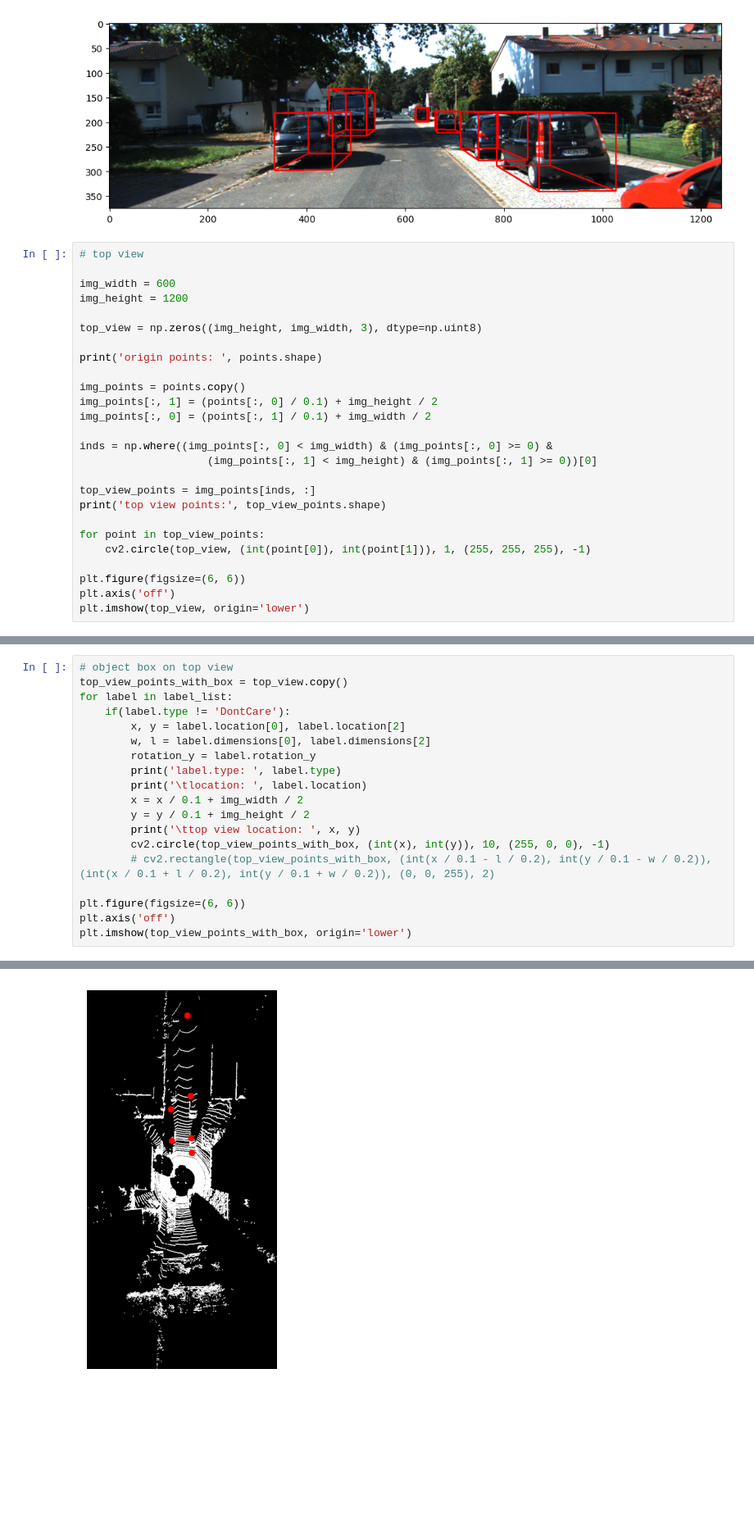
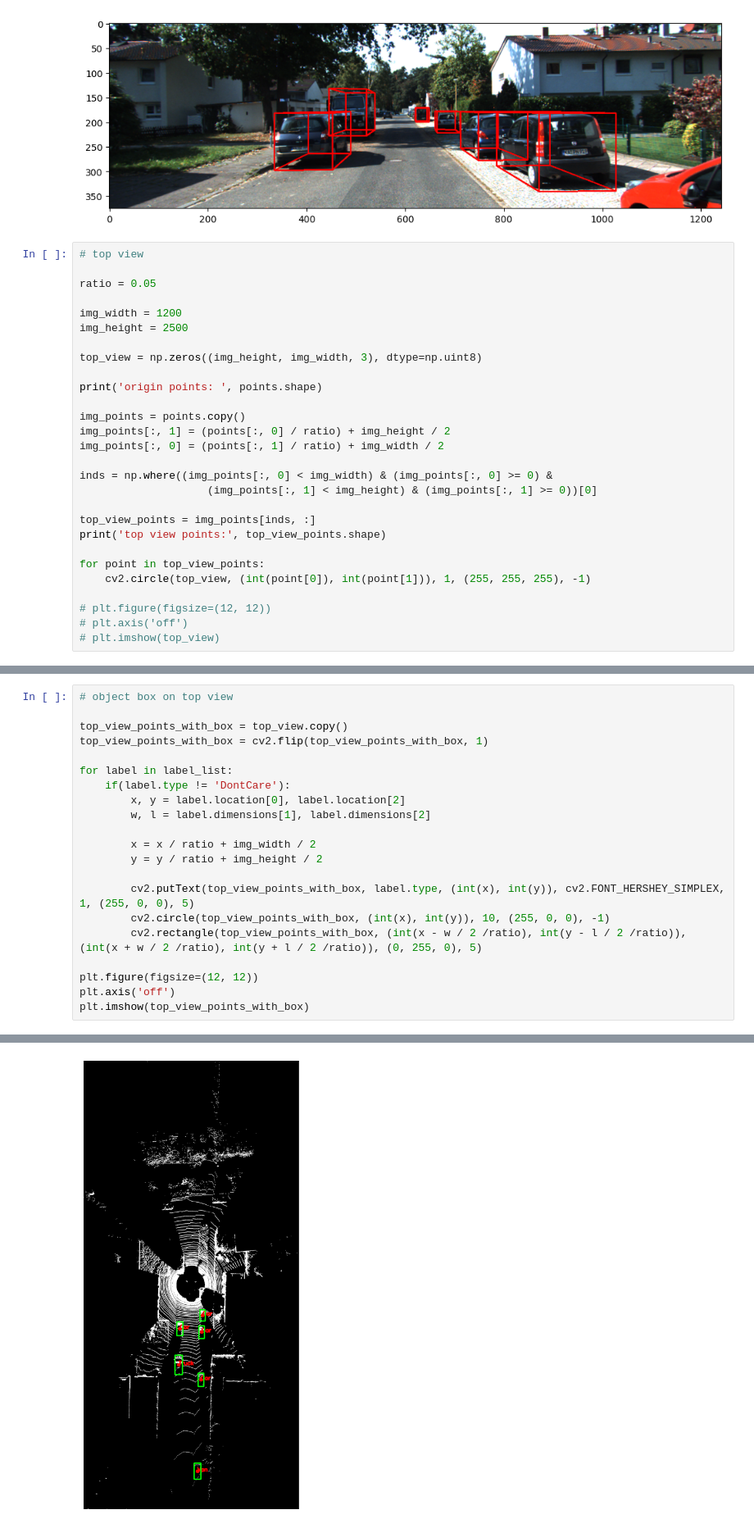
Before and after one commit to Shinwon-Kang/sensor_fusion, a Jupyter notebook: ipynb/kitti_utils.ipynb, the cells around one changed output, grey strips where cells are left out. Shown at 82% size. Saved outputs shown, nothing was run; the diff lists cells and outputs as text; blank space fills up the shorter version.

Commit message:
feat: add visualization bbox on top view

```diff
--- a/ipynb/kitti_utils.ipynb
+++ b/ipynb/kitti_utils.ipynb
@@ -208,16 +208,18 @@ plt.imshow(object_3d_on_image)
 # %%
 # top view
 
-img_width = 600
-img_height = 1200
+ratio = 0.05
+
+img_width = 1200
+img_height = 2500
 
 top_view = np.zeros((img_height, img_width, 3), dtype=np.uint8)
 
 print('origin points: ', points.shape)
 
 img_points = points.copy()
-img_points[:, 1] = (points[:, 0] / 0.1) + img_height / 2
-img_points[:, 0] = (points[:, 1] / 0.1) + img_width / 2
+img_points[:, 1] = (points[:, 0] / ratio) + img_height / 2
+img_points[:, 0] = (points[:, 1] / ratio) + img_width / 2
 
 inds = np.where((img_points[:, 0] < img_width) & (img_points[:, 0] >= 0) &
                     (img_points[:, 1] < img_height) & (img_points[:, 1] >= 0))[0]
@@ -228,8 +230,8 @@ print('top view points:', top_view_points.shape)
 for point in top_view_points:
     cv2.circle(top_view, (int(point[0]), int(point[1])), 1, (255, 255, 255), -1)
 
-plt.figure(figsize=(6, 6))
-plt.axis('off')
-plt.imshow(top_view, origin='lower')
+# plt.figure(figsize=(12, 12))
+# plt.axis('off')
+# plt.imshow(top_view)
 # %% [output]
 origin points:  (121291, 3)
@@ -239,20 +239,22 @@ top view points: (120657, 3)
 # %%
 # object box on top view
+
 top_view_points_with_box = top_view.copy()
+top_view_points_with_box = cv2.flip(top_view_points_with_box, 1)
+
 for label in label_list:
     if(label.type != 'DontCare'):
         x, y = label.location[0], label.location[2]
-        w, l = label.dimensions[0], label.dimensions[2]
-        rotation_y = label.rotation_y
-        print('label.type: ', label.type)
-        print('\tlocation: ', label.location)
-        x = x / 0.1 + img_width / 2
-        y = y / 0.1 + img_height / 2
-        print('\ttop view location: ', x, y)
+        w, l = label.dimensions[1], label.dimensions[2]
+
+        x = x / ratio + img_width / 2
+        y = y / ratio + img_height / 2
+
+        cv2.putText(top_view_points_with_box, label.type, (int(x), int(y)), cv2.FONT_HERSHEY_SIMPLEX, 1, (255, 0, 0), 5)
         cv2.circle(top_view_points_with_box, (int(x), int(y)), 10, (255, 0, 0), -1)
-        # cv2.rectangle(top_view_points_with_box, (int(x / 0.1 - l / 0.2), int(y / 0.1 - w / 0.2)), (int(x / 0.1 + l / 0.2), int(y / 0.1 + w / 0.2)), (0, 0, 255), 2)
+        cv2.rectangle(top_view_points_with_box, (int(x - w / 2 /ratio), int(y - l / 2 /ratio)), (int(x + w / 2 /ratio), int(y + l / 2 /ratio)), (0, 255, 0), 5)
 
-plt.figure(figsize=(6, 6))
+plt.figure(figsize=(12, 12))
 plt.axis('off')
-plt.imshow(top_view_points_with_box, origin='lower')
+plt.imshow(top_view_points_with_box)
 # %% [output]
@@ -278 +262 @@ label.type:  Van
-[figure, old version]
+[figure, new version]
```
Also changed, not shown: parts of 2 cells of this notebook.
